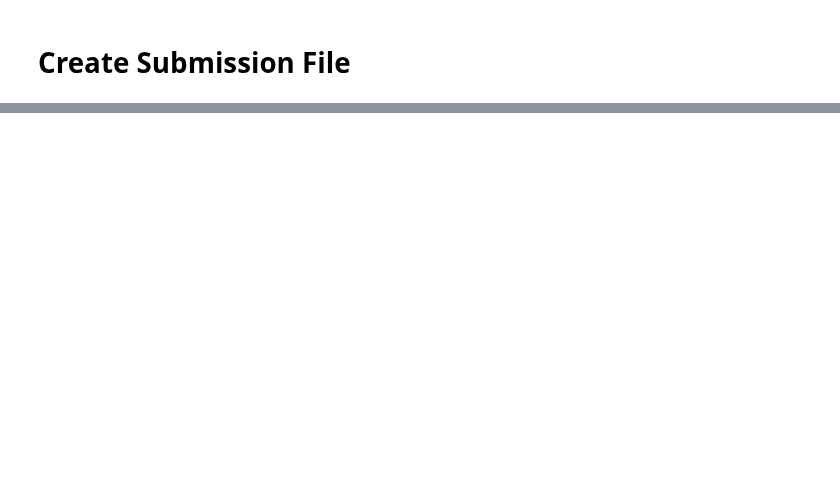
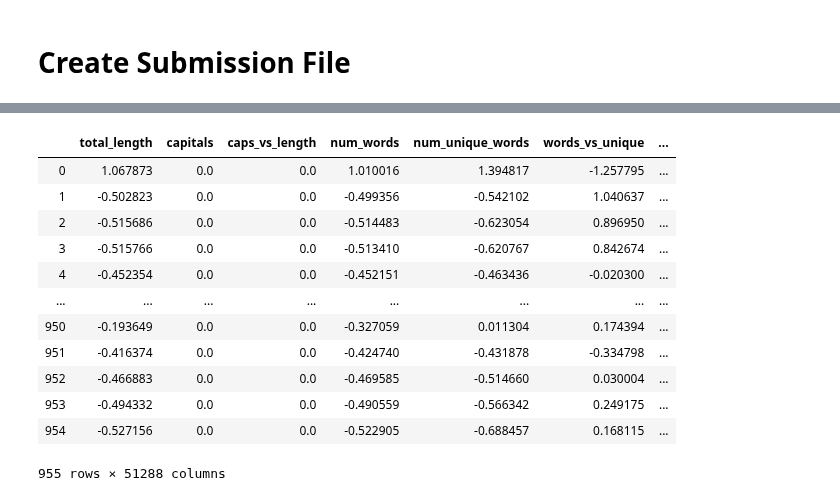
Before and after one commit to Shashi-Bhushan/python-code, a Jupyter notebook: kaggle/fitara.ipynb, the cells around one changed output, grey strips where cells are left out. Cells and saved outputs as stored; diff of their text form; code cells hidden in the pictures; blank space fills up the shorter version.

```diff
--- a/kaggle/fitara.ipynb
+++ b/kaggle/fitara.ipynb
@@ -91,7 +91,7 @@ use_tf_idf = True
 text_col = 'lower_text'
 
 # How many PCA Components to consider for modelling
-pca_components = 500
+pca_components = 700
 
 # Seed
 numpy_seed = 478
@@ -955 +909,17 @@ VotingClassifier(estimators=[('LR',
+# %%
+X_train
+# %% [output]
+|  | total_length | capitals | caps_vs_length | num_words | num_unique_words | words_vs_unique | ... |
+| 0 | 1.067873 | 0.0 | 0.0 | 1.010016 | 1.394817 | -1.257795 | ... |
+| 1 | -0.502823 | 0.0 | 0.0 | -0.499356 | -0.542102 | 1.040637 | ... |
+| 2 | -0.515686 | 0.0 | 0.0 | -0.514483 | -0.623054 | 0.896950 | ... |
+| 3 | -0.515766 | 0.0 | 0.0 | -0.513410 | -0.620767 | 0.842674 | ... |
+| 4 | -0.452354 | 0.0 | 0.0 | -0.452151 | -0.463436 | -0.020300 | ... |
+| ... | ... | ... | ... | ... | ... | ... | ... |
+| 950 | -0.193649 | 0.0 | 0.0 | -0.327059 | 0.011304 | 0.174394 | ... |
+| 951 | -0.416374 | 0.0 | 0.0 | -0.424740 | -0.431878 | -0.334798 | ... |
+| 952 | -0.466883 | 0.0 | 0.0 | -0.469585 | -0.514660 | 0.030004 | ... |
+| 953 | -0.494332 | 0.0 | 0.0 | -0.490559 | -0.566342 | 0.249175 | ... |
+| 954 | -0.527156 | 0.0 | 0.0 | -0.522905 | -0.688457 | 0.168115 | ... |
+955 rows × 51288 columns
 # %%
```
Also changed, not shown: parts of 20 cells of this notebook, 1 other file.
